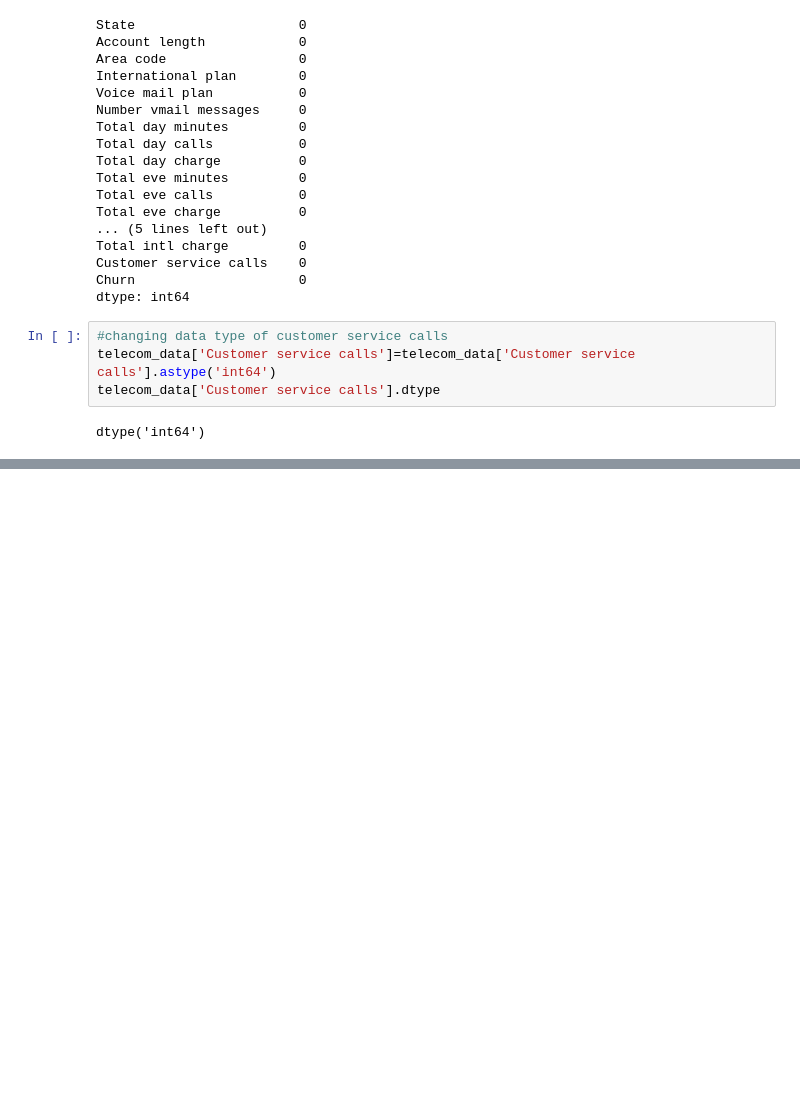
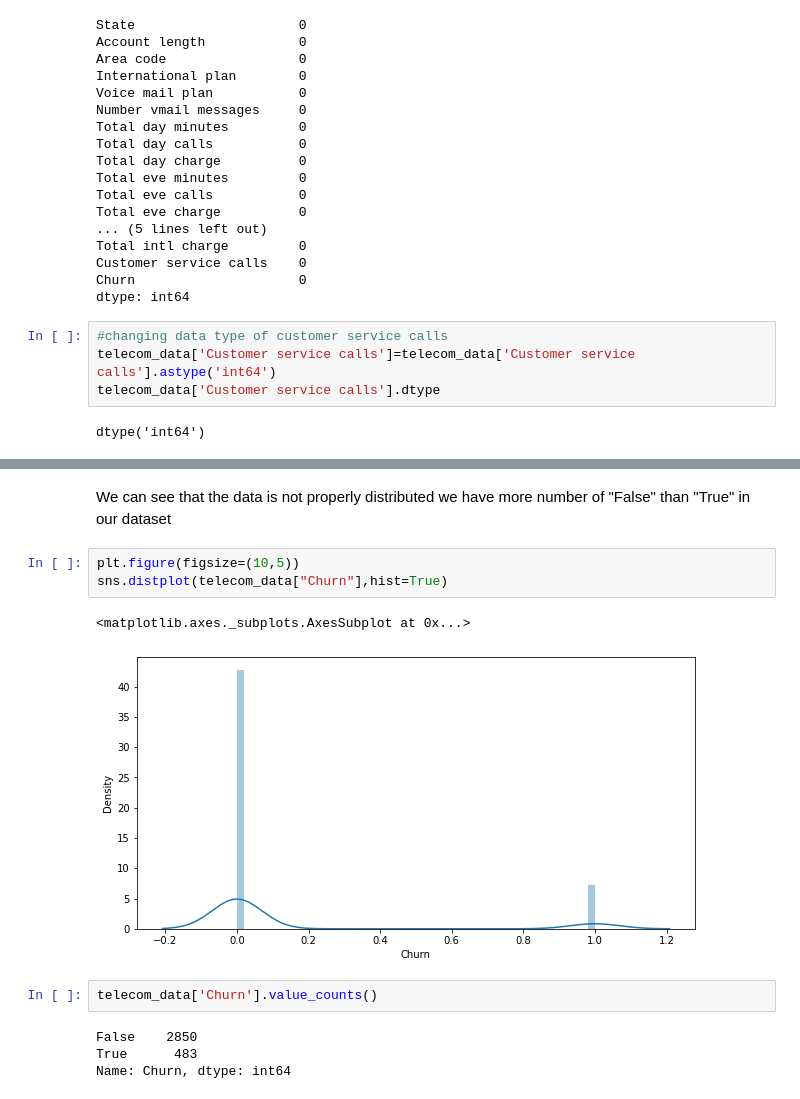
Before and after one commit to MiteshBhanushali/TelecomChurnAnalysis, a Jupyter notebook: Copy_of_Telecom_Churn_Analysis_Capstone_Project.ipynb, the cells around one changed output, grey strips where cells are left out. Cells and saved outputs as stored; diff of their text form; blank space fills up the shorter version.

```diff
--- a/Copy_of_Telecom_Churn_Analysis_Capstone_Project.ipynb
+++ b/Copy_of_Telecom_Churn_Analysis_Capstone_Project.ipynb
@@ -109,0 +162,14 @@ dtype('int64')
+# %% [markdown]
+We can see that the data is not properly distributed we have more number of "False" than "True" in our dataset
+# %%
+plt.figure(figsize=(10,5))
+sns.distplot(telecom_data["Churn"],hist=True)
+# %% [output]
+<matplotlib.axes._subplots.AxesSubplot at 0x...>
+[figure, added]
+# %%
+telecom_data['Churn'].value_counts()
+# %% [output]
+False    2850
+True      483
+Name: Churn, dtype: int64
```
Also changed, not shown: parts of 5 cells of this notebook.
